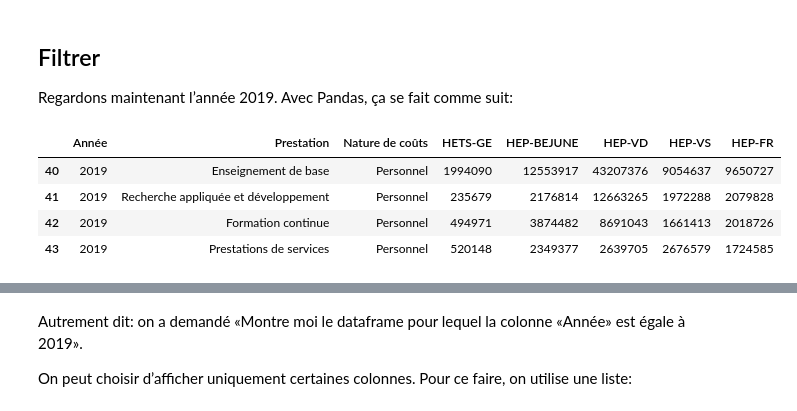
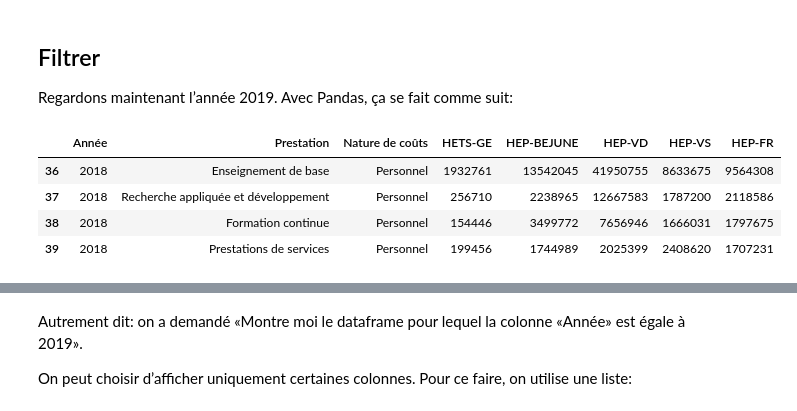
Before and after one commit to palrogg/course_sandbox, a Jupyter notebook: 1-Premiers-pas-avec-Pandas.ipynb, the cells around one changed output, grey strips where cells are left out. Drawn from its saved outputs; the diff is of its cells as text; code cells hidden in the pictures.

```diff
--- a/1-Premiers-pas-avec-Pandas.ipynb
+++ b/1-Premiers-pas-avec-Pandas.ipynb
@@ -40,10 +40,10 @@ Name: Prestation, dtype: int64
 
 Regardons maintenant l’année 2019. Avec Pandas, ça se fait comme suit:
 # %%
-df[ df['Année'] == 2019 ]
+df[ df['Année'] == 2018 ]
 # %% [output]
 |  | Année | Prestation | Nature de coûts | HETS-GE | HEP-BEJUNE | HEP-VD | HEP-VS | HEP-FR |
-| 40 | 2019 | Enseignement de base | Personnel | 1994090 | 12553917 | 43207376 | 9054637 | 9650727 |
-| 41 | 2019 | Recherche appliquée et développement | Personnel | 235679 | 2176814 | 12663265 | 1972288 | 2079828 |
-| 42 | 2019 | Formation continue | Personnel | 494971 | 3874482 | 8691043 | 1661413 | 2018726 |
-| 43 | 2019 | Prestations de services | Personnel | 520148 | 2349377 | 2639705 | 2676579 | 1724585 |
+| 36 | 2018 | Enseignement de base | Personnel | 1932761 | 13542045 | 41950755 | 8633675 | 9564308 |
+| 37 | 2018 | Recherche appliquée et développement | Personnel | 256710 | 2238965 | 12667583 | 1787200 | 2118586 |
+| 38 | 2018 | Formation continue | Personnel | 154446 | 3499772 | 7656946 | 1666031 | 1797675 |
+| 39 | 2018 | Prestations de services | Personnel | 199456 | 1744989 | 2025399 | 2408620 | 1707231 |
```
Also changed, not shown: parts of 7 cells of this notebook, 7 other files.
